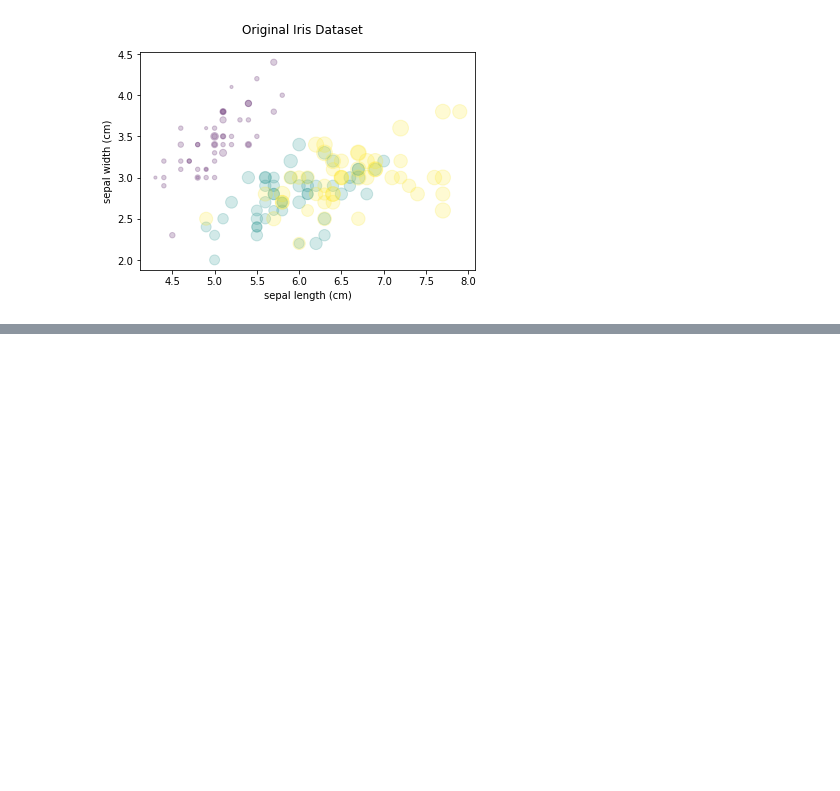
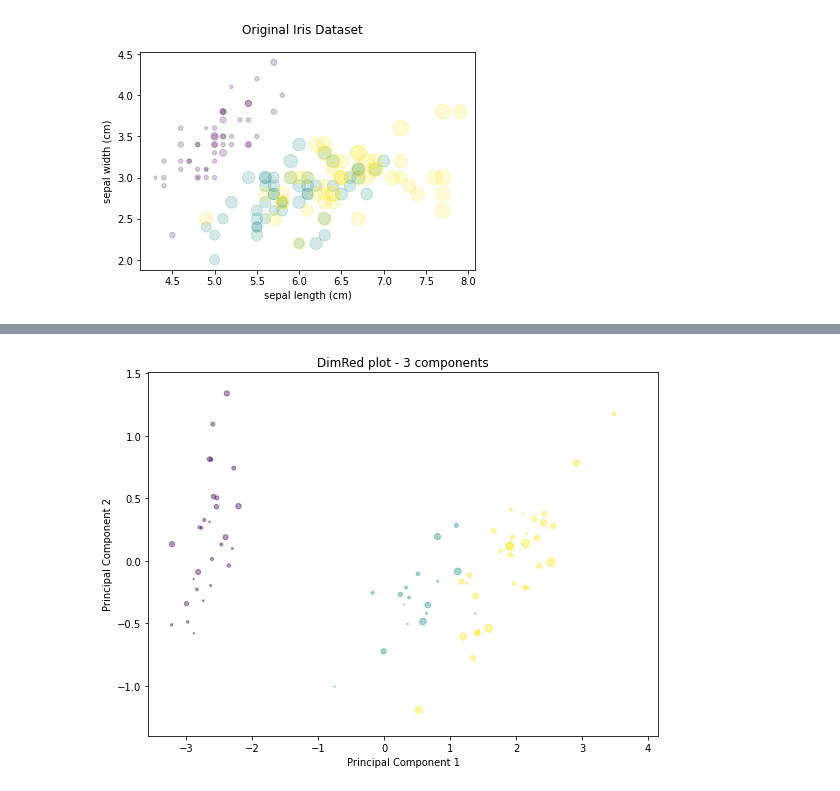
Before and after one commit to FabG/dimred, a Jupyter notebook: dimred/dimred_demo.ipynb, the cells around one changed output, grey strips where cells are left out. Saved outputs shown, nothing was run; the diff lists cells and outputs as text; code cells hidden in the pictures; blank space fills up the shorter version.

```diff
--- a/dimred/dimred_demo.ipynb
+++ b/dimred/dimred_demo.ipynb
@@ -170,0 +183,6 @@ plt.show()
+# %%
+# Plot with DimRed - 3d
+fig3, ax3 = dimred3.draw_scatterplot(X_transf3, y=target, PC=3, title='DimRed plot - 3 components', figsize=(8, 6))
+plt.show()
+# %% [output]
+[figure, added]
```
Also changed, not shown: parts of 12 cells of this notebook, 2 other files.
